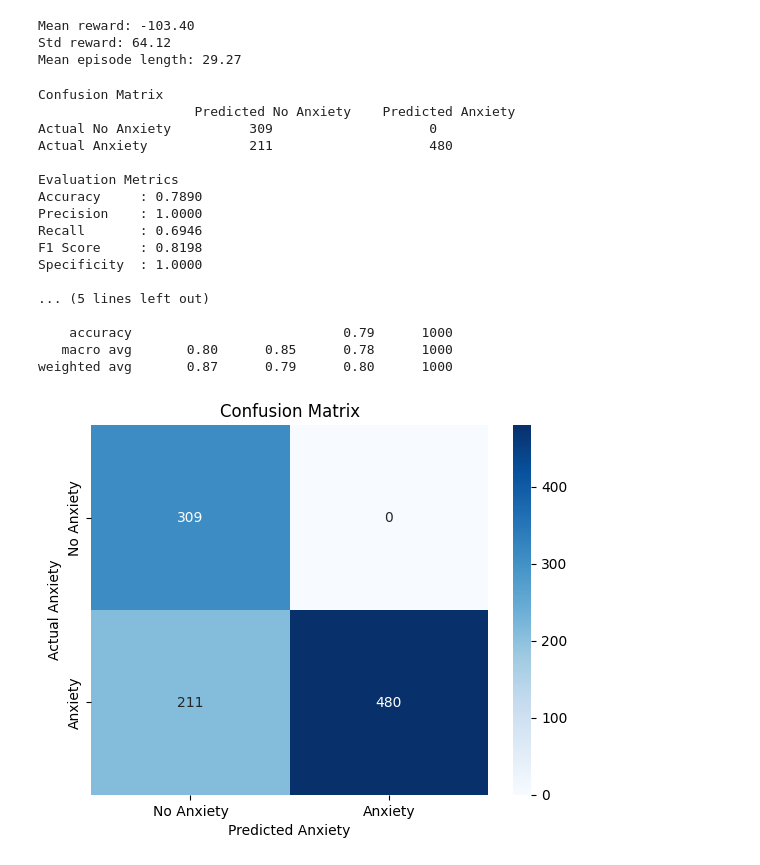
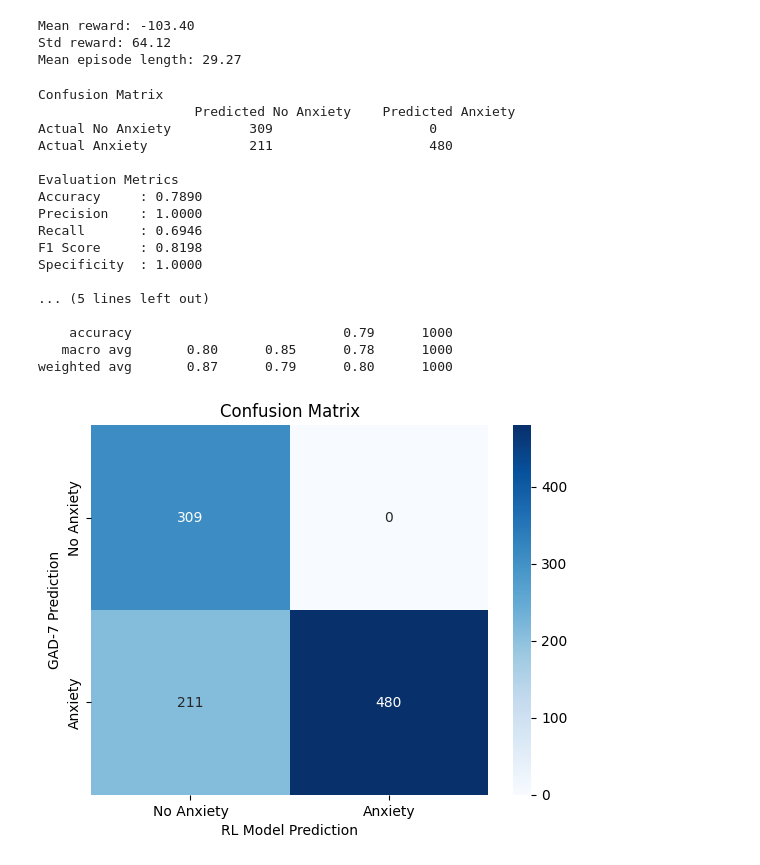
Before and after one commit to soniadessai/Mental-Health-Diagnosis-Using-Reinforcement-Learning, a Jupyter notebook: RL_Chatbot_ConfusionMatrix.ipynb, the cells around one changed output. Cells and saved outputs as stored; diff of their text form; code cells hidden in the pictures.

Commit message:
label changes in the plot

```diff
--- a/RL_Chatbot_ConfusionMatrix.ipynb
+++ b/RL_Chatbot_ConfusionMatrix.ipynb
@@ -376,36 +376,36 @@ print(classification_report(gad_baseline, anxiety_pred,
                             target_names=["No Anxiety", "Anxiety"]))
 
 # Heatmap
 sns.heatmap(cm,
             annot=True,
             fmt="d",
             xticklabels=["No Anxiety", "Anxiety"],
             yticklabels=["No Anxiety", "Anxiety"],
             cmap="Blues")
 
-plt.xlabel("Predicted Anxiety")
-plt.ylabel("Actual Anxiety")
+plt.xlabel("RL Model Prediction")
+plt.ylabel("GAD-7 Prediction")
 plt.title("Confusion Matrix")
 plt.show()
 # %% [output]
 Confusion Matrix
                     Predicted No Anxiety    Predicted Anxiety
 Actual No Anxiety          309                    0
 Actual Anxiety             211                    480
 
 Evaluation Metrics
 Accuracy     : 0.7890
 Precision    : 1.0000
 Recall       : 0.6946
 F1 Score     : 0.8198
 Specificity  : 1.0000
 
 ... (5 lines left out)
 
     accuracy                           0.79      1000
    macro avg       0.80      0.85      0.78      1000
 weighted avg       0.87      0.79      0.80      1000
-[figure, old version]
+[figure, new version]
 # %%
 from sklearn.metrics import confusion_matrix, accuracy_score, precision_score, recall_score, f1_score, classification_report
 import seaborn as sns
```
Also changed, not shown: parts of 2 cells of this notebook.
